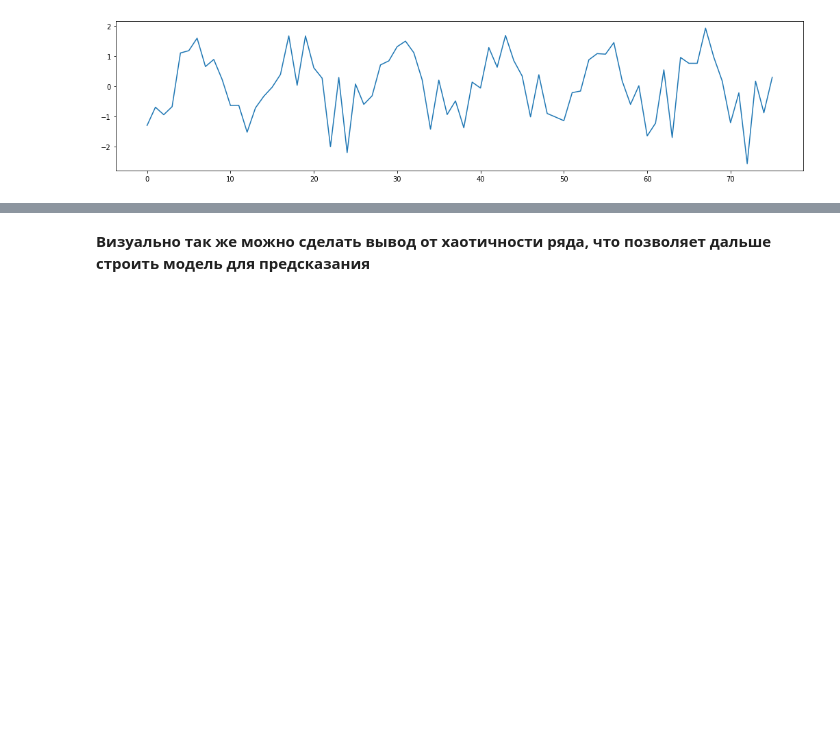
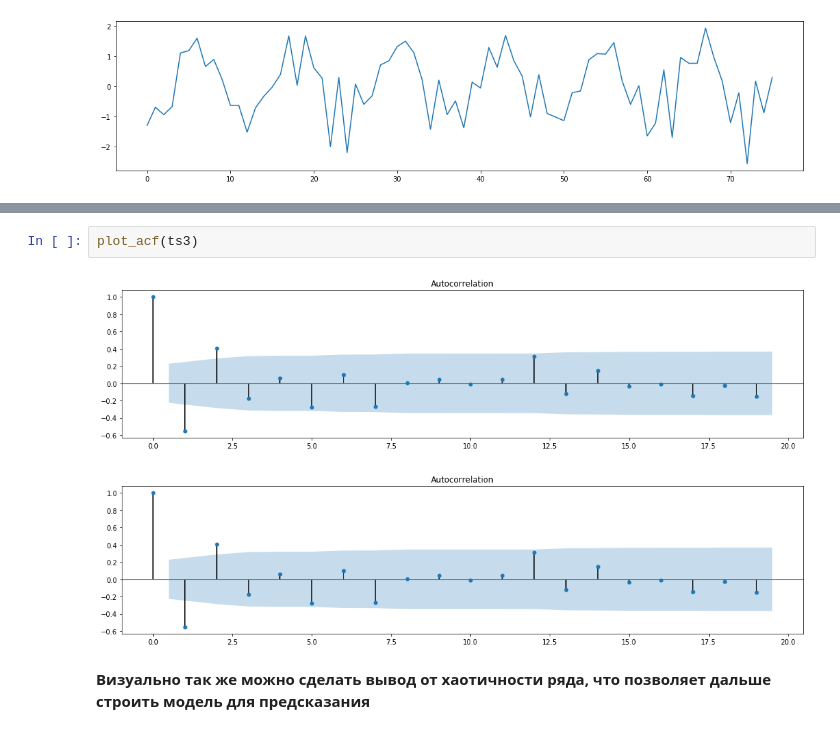
Before and after one commit to Laexey/DataScianceLearn, a Jupyter notebook: TimeSeries/Вр_ряды_ДЗ_1.ipynb, the cells around one changed output, grey strips where cells are left out. Cells and saved outputs as stored; diff of their text form; blank space fills up the shorter version.

```diff
--- a/TimeSeries/Вр_ряды_ДЗ_1.ipynb
+++ b/TimeSeries/Вр_ряды_ДЗ_1.ipynb
@@ -100,2 +120,7 @@ plt.plot(ts2)
+# %%
+plot_acf(ts3)
+# %% [output]
+[figure, added]
+[figure, added]
 # %% [markdown]
 **Визуально так же можно сделать вывод от хаотичности ряда, что позволяет дальше строить модель для предсказания**
```
Also changed, not shown: parts of 6 cells of this notebook.
